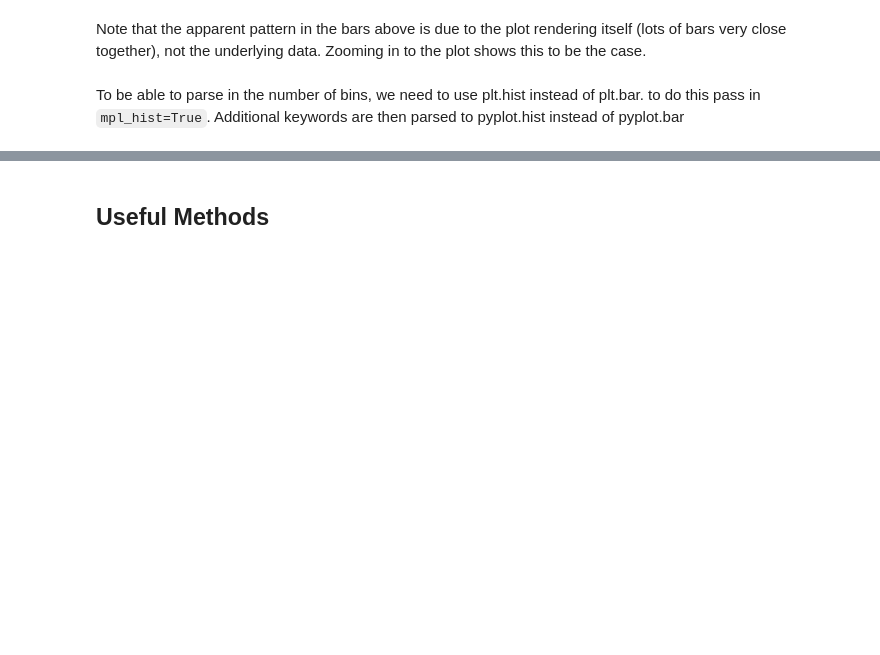
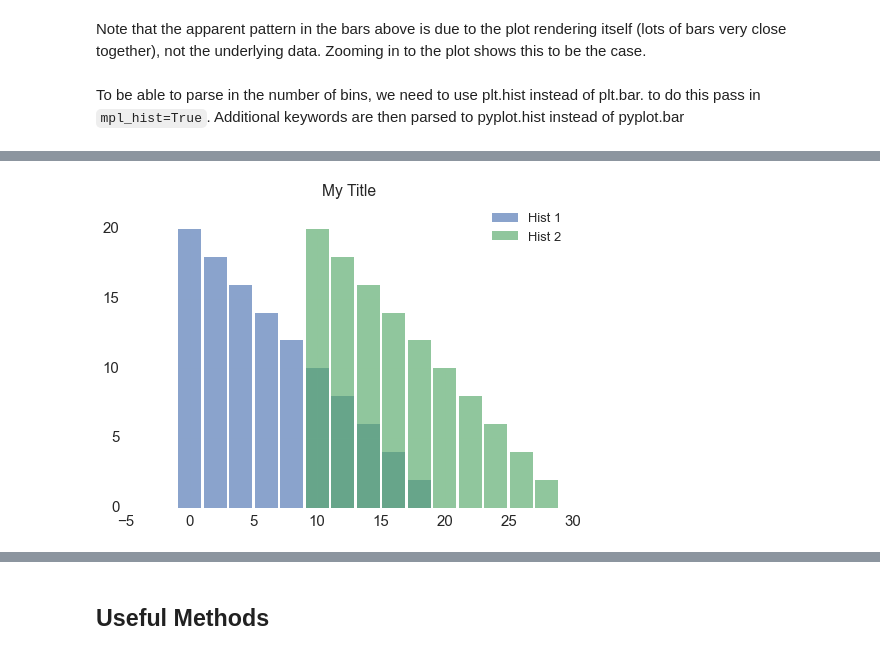
Before and after one commit to MrKriss/ThinkStatsToolbox, a Jupyter notebook: stats_toolbox/examples/baby_weight.ipynb, the cells around one changed output, grey strips where cells are left out. Saved outputs shown, nothing was run; the diff lists cells and outputs as text; code cells hidden in the pictures; blank space fills up the shorter version.

```diff
--- a/stats_toolbox/examples/baby_weight.ipynb
+++ b/stats_toolbox/examples/baby_weight.ipynb
@@ -55,0 +59,4 @@ H.plot(mpl_hist=1, bins=20, histtype='stepfilled', alpha=0.7,
+# %%
+f = st.mulitplot([hist1, hist2], title='My Title', ylim=(0,22))
+# %% [output]
+[figure, added]
```
Also changed, not shown: parts of 19 cells of this notebook, 3 other files.
